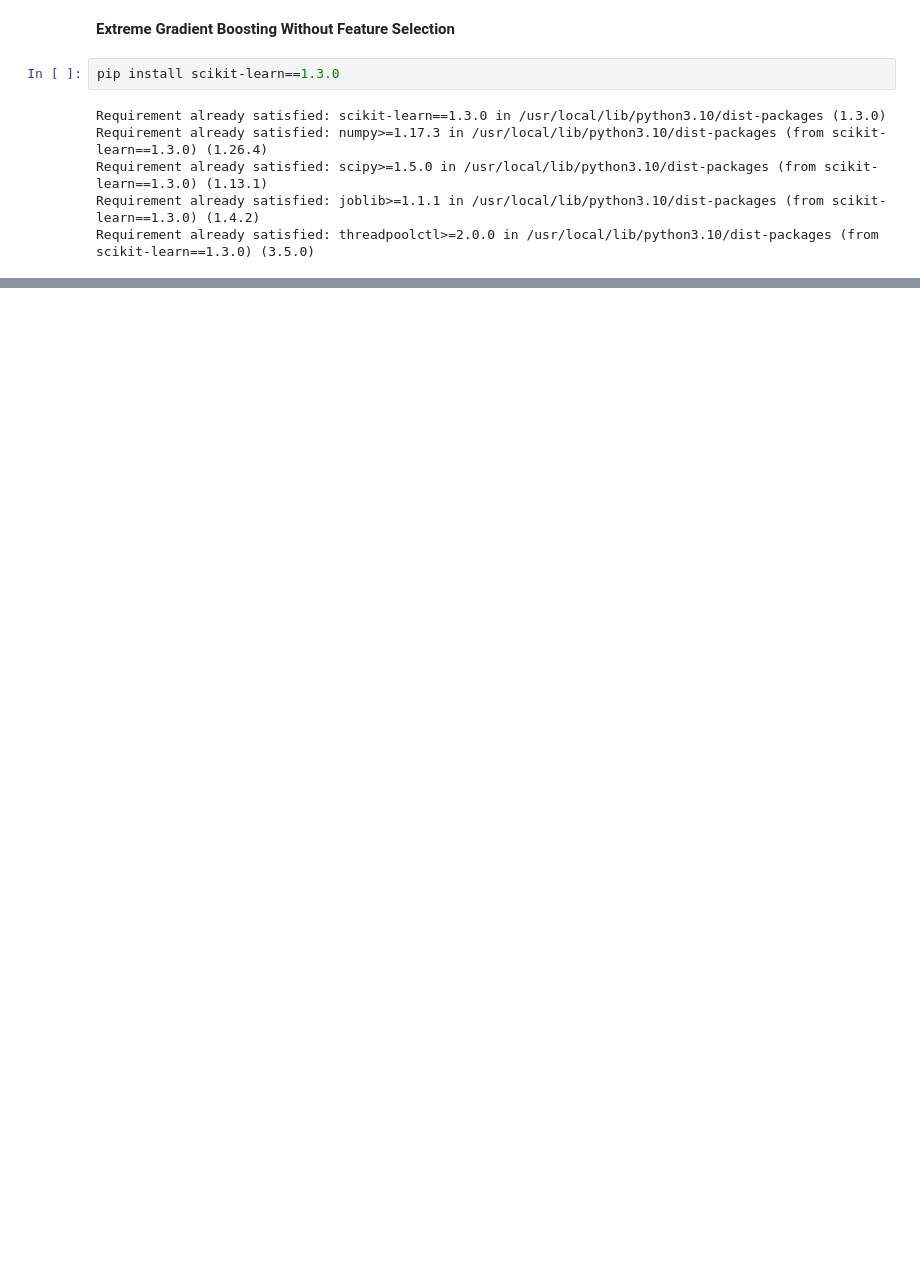
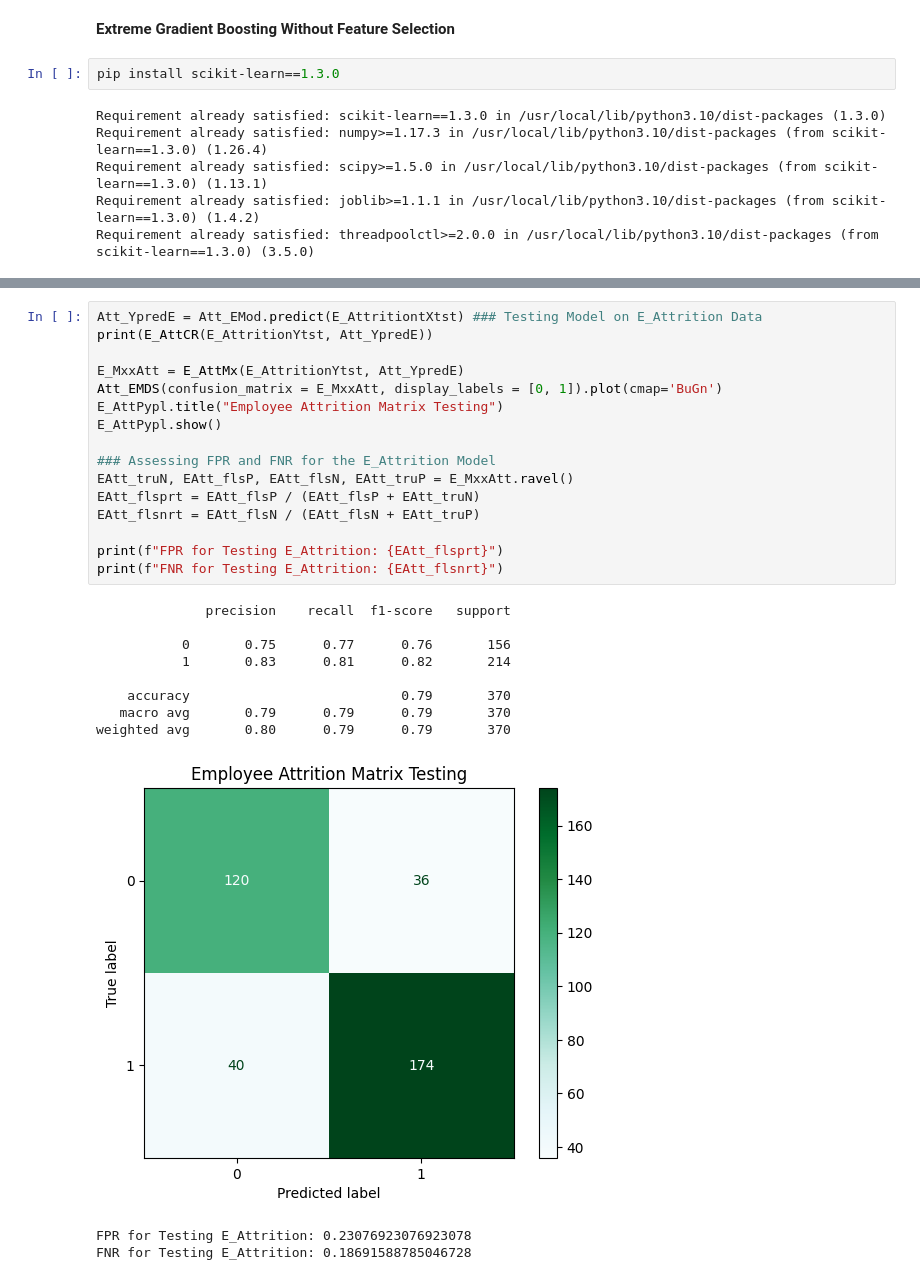
Before and after one commit to DhanaSrivalli/Optimizing-Employee-Attrition-Prediction-with-Feature-Selection-and-Machine-Learning, a Jupyter notebook: 21087223_FinalProject.ipynb, the cells around one changed output, grey strips where cells are left out. Saved outputs shown, nothing was run; the diff lists cells and outputs as text; blank space fills up the shorter version.

```diff
--- a/21087223_FinalProject.ipynb
+++ b/21087223_FinalProject.ipynb
@@ -585,0 +620,28 @@ Emp_learningCurve(
+# %%
+Att_YpredE = Att_EMod.predict(E_AttritiontXtst) ### Testing Model on E_Attrition Data
+print(E_AttCR(E_AttritionYtst, Att_YpredE))
+
+E_MxxAtt = E_AttMx(E_AttritionYtst, Att_YpredE)
+Att_EMDS(confusion_matrix = E_MxxAtt, display_labels = [0, 1]).plot(cmap='BuGn')
+E_AttPypl.title("Employee Attrition Matrix Testing")
+E_AttPypl.show()
+
+### Assessing FPR and FNR for the E_Attrition Model
+EAtt_truN, EAtt_flsP, EAtt_flsN, EAtt_truP = E_MxxAtt.ravel()
+EAtt_flsprt = EAtt_flsP / (EAtt_flsP + EAtt_truN)
+EAtt_flsnrt = EAtt_flsN / (EAtt_flsN + EAtt_truP)
+
+print(f"FPR for Testing E_Attrition: {EAtt_flsprt}")
+print(f"FNR for Testing E_Attrition: {EAtt_flsnrt}")
+# %% [output]
+              precision    recall  f1-score   support
+
+           0       0.75      0.77      0.76       156
+           1       0.83      0.81      0.82       214
+
+    accuracy                           0.79       370
+   macro avg       0.79      0.79      0.79       370
+weighted avg       0.80      0.79      0.79       370
+[figure, added]
+FPR for Testing E_Attrition: 0.23076923076923078
+FNR for Testing E_Attrition: 0.18691588785046728
```
Also changed, not shown: parts of 14 cells of this notebook.
